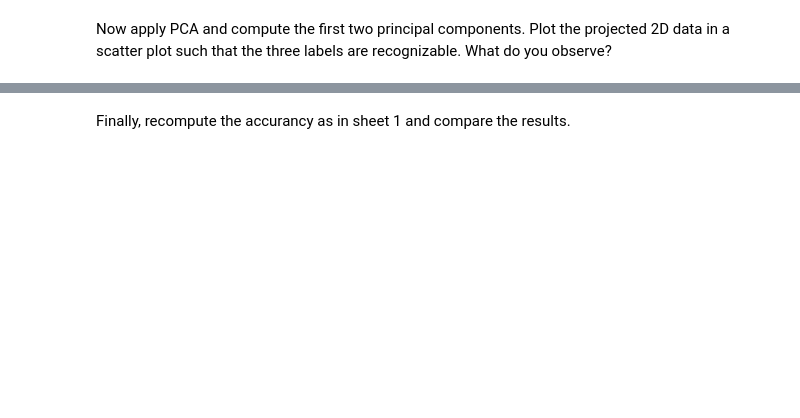
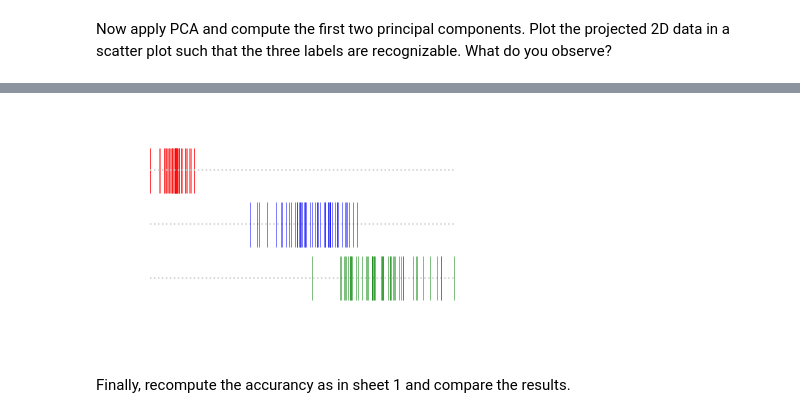
Before and after one commit to JWuzyk/Machine-Learning-Practical-Lab, a Jupyter notebook: PCATemplate.ipynb, the cells around one changed output, grey strips where cells are left out. Saved outputs shown, nothing was run; the diff lists cells and outputs as text; code cells hidden in the pictures; blank space fills up the shorter version.

```diff
--- a/PCATemplate.ipynb
+++ b/PCATemplate.ipynb
@@ -164,3 +177,10 @@ def plot_1d_iris(a, b, c):
+# %%
+V, x = pca(iris_x, 1)
+x = x.flatten()
+
+plot_1d_iris(x[:50], x[50:100],x[100:150])
+# %% [output]
+[figure, added]
 # %% [markdown]
 Finally, recompute the accurancy as in sheet 1 and compare the results.
 # %%
```
Also changed, not shown: parts of 10 cells of this notebook.
